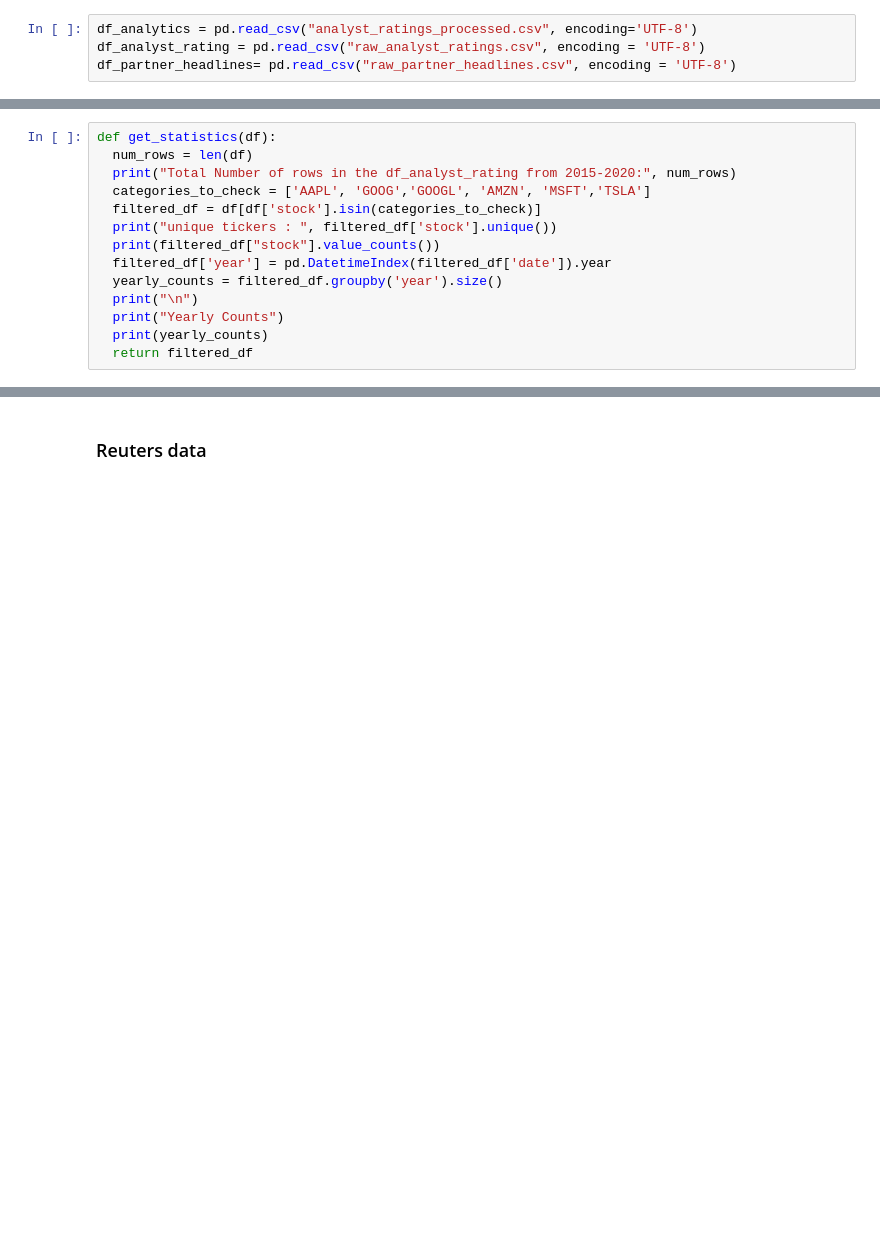
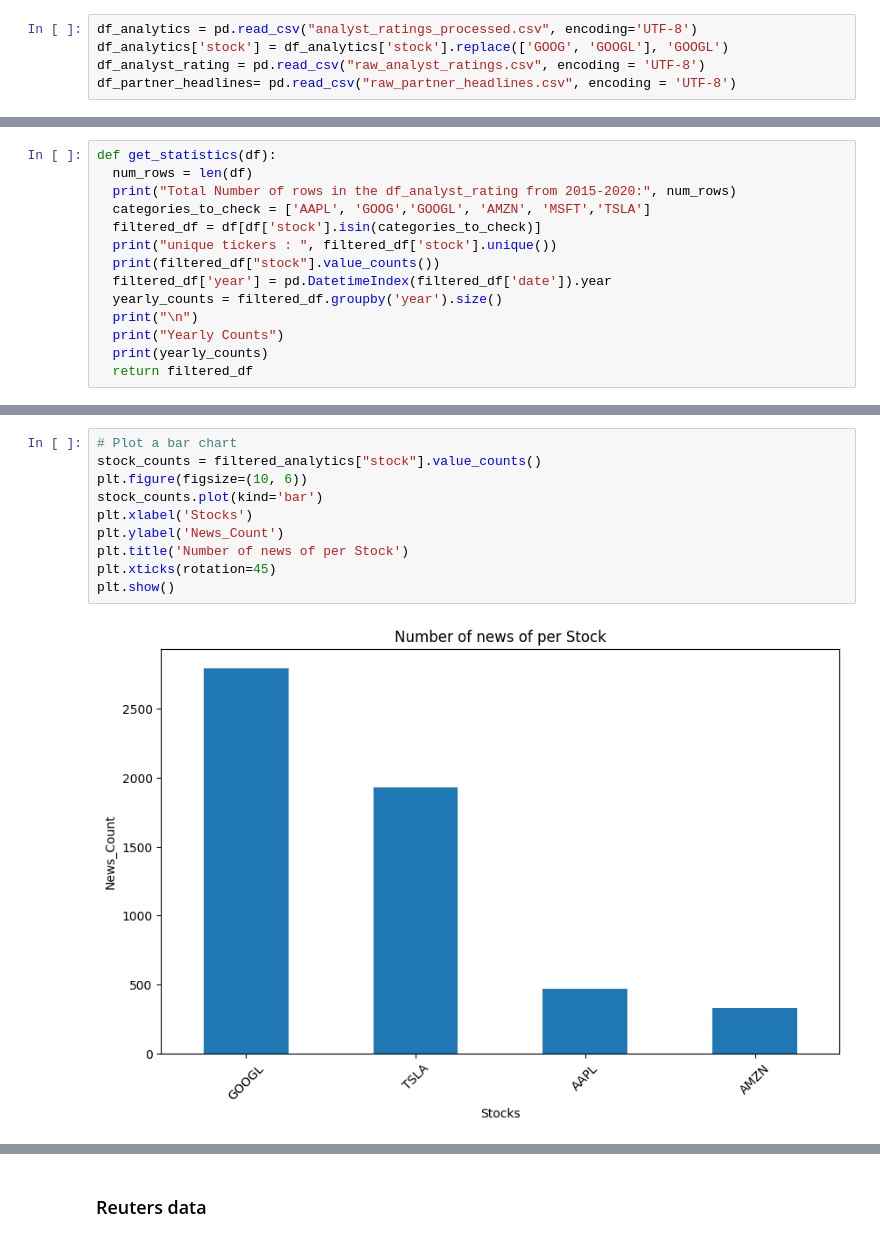
Before and after one commit to sohamthirty/Stock-Price-Prediction-with-Sentiment-Analysis, a Jupyter notebook: Financial_news.ipynb, the cells around one changed output, grey strips where cells are left out. Saved outputs shown, nothing was run; the diff lists cells and outputs as text; blank space fills up the shorter version.

```diff
--- a/Financial_news.ipynb
+++ b/Financial_news.ipynb
@@ -13,5 +16,6 @@ warnings.filterwarnings('ignore')
 # %%
 df_analytics = pd.read_csv("analyst_ratings_processed.csv", encoding='UTF-8')
+df_analytics['stock'] = df_analytics['stock'].replace(['GOOG', 'GOOGL'], 'GOOGL')
 df_analyst_rating = pd.read_csv("raw_analyst_ratings.csv", encoding = 'UTF-8')
 df_partner_headlines= pd.read_csv("raw_partner_headlines.csv", encoding = 'UTF-8')
 # %%
@@ -128,3 +132,15 @@ dtype: int64
 | 4069 | 4132 | MoneyGram Shares Jump 50% As West... | https://talkmarkets.com/content/m... | TalkMarkets | 2020-06-02 | AAPL | 2020 |
 | 4070 | 4133 | All Eyes on Market Volatility | https://talkmarkets.com/content/a... | TalkMarkets | 2020-06-01 | AAPL | 2020 |
 | 4071 | 4134 | Warren Buffett's Berkshire Hathaw... | http://www.gurufocus.com/news/115... | GuruFocus | 2020-06-01 | AAPL | 2020 |
+# %%
+# Plot a bar chart
+stock_counts = filtered_analytics["stock"].value_counts()
+plt.figure(figsize=(10, 6))
+stock_counts.plot(kind='bar')
+plt.xlabel('Stocks')
+plt.ylabel('News_Count')
+plt.title('Number of news of per Stock')
+plt.xticks(rotation=45)
+plt.show()
+# %% [output]
+[figure, added]
```
Also changed, not shown: parts of 15 cells of this notebook.
